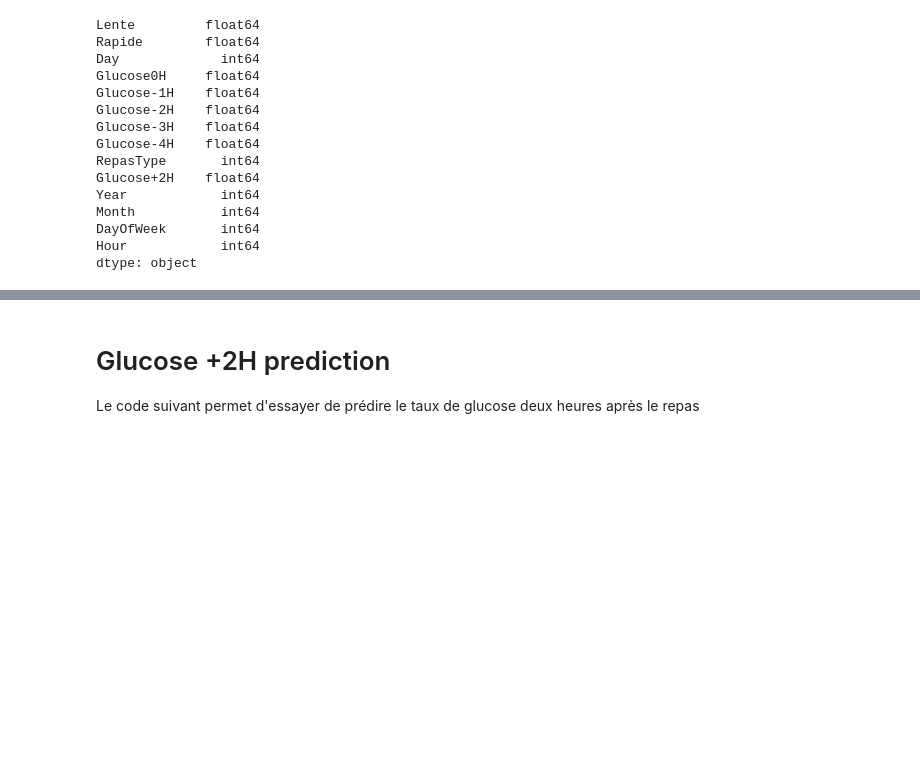
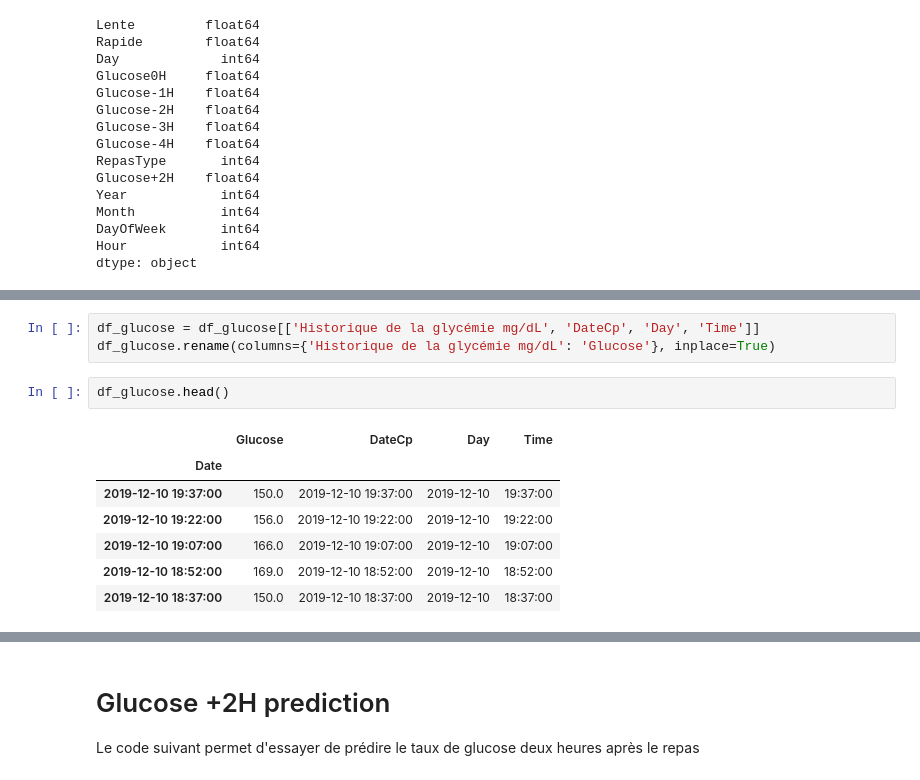
Before and after one commit to MartinSamouiller/FreestyleGlycemie, a Jupyter notebook: src/1_TAUX2H/ExtractData.ipynb, the cells around one changed output, grey strips where cells are left out. Drawn from its saved outputs; the diff is of its cells as text; blank space fills up the shorter version.

```diff
--- a/src/1_TAUX2H/ExtractData.ipynb
+++ b/src/1_TAUX2H/ExtractData.ipynb
@@ -201,0 +207,13 @@ dtype: object
+# %%
+df_glucose = df_glucose[['Historique de la glycémie mg/dL', 'DateCp', 'Day', 'Time']]
+df_glucose.rename(columns={'Historique de la glycémie mg/dL': 'Glucose'}, inplace=True)
+# %%
+df_glucose.head()
+# %% [output]
+|  | Glucose | DateCp | Day | Time |
+| Date |  |  |  |  |
+| 2019-12-10 19:37:00 | 150.0 | 2019-12-10 19:37:00 | 2019-12-10 | 19:37:00 |
+| 2019-12-10 19:22:00 | 156.0 | 2019-12-10 19:22:00 | 2019-12-10 | 19:22:00 |
+| 2019-12-10 19:07:00 | 166.0 | 2019-12-10 19:07:00 | 2019-12-10 | 19:07:00 |
+| 2019-12-10 18:52:00 | 169.0 | 2019-12-10 18:52:00 | 2019-12-10 | 18:52:00 |
+| 2019-12-10 18:37:00 | 150.0 | 2019-12-10 18:37:00 | 2019-12-10 | 18:37:00 |
```
Also changed, not shown: parts of 8 cells of this notebook, 2 other files.
